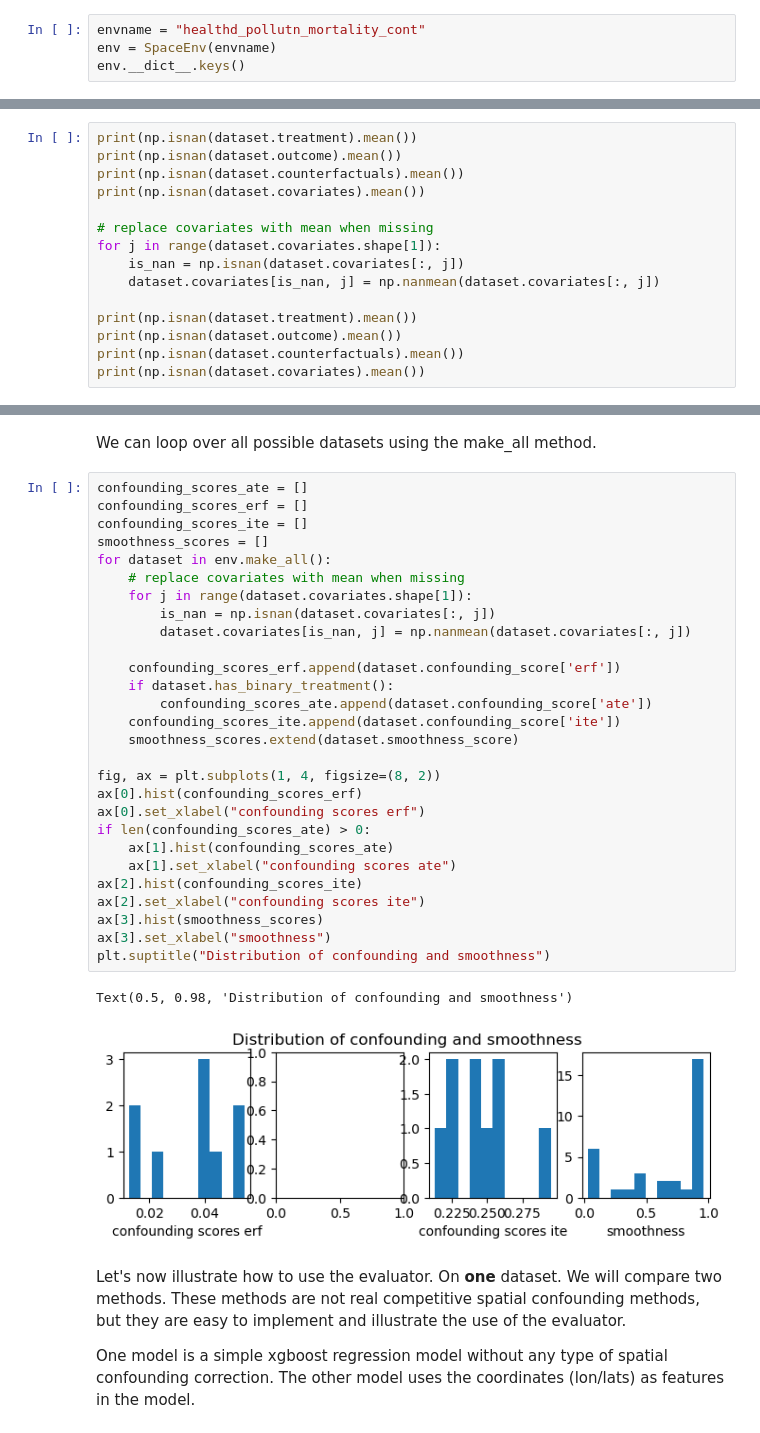
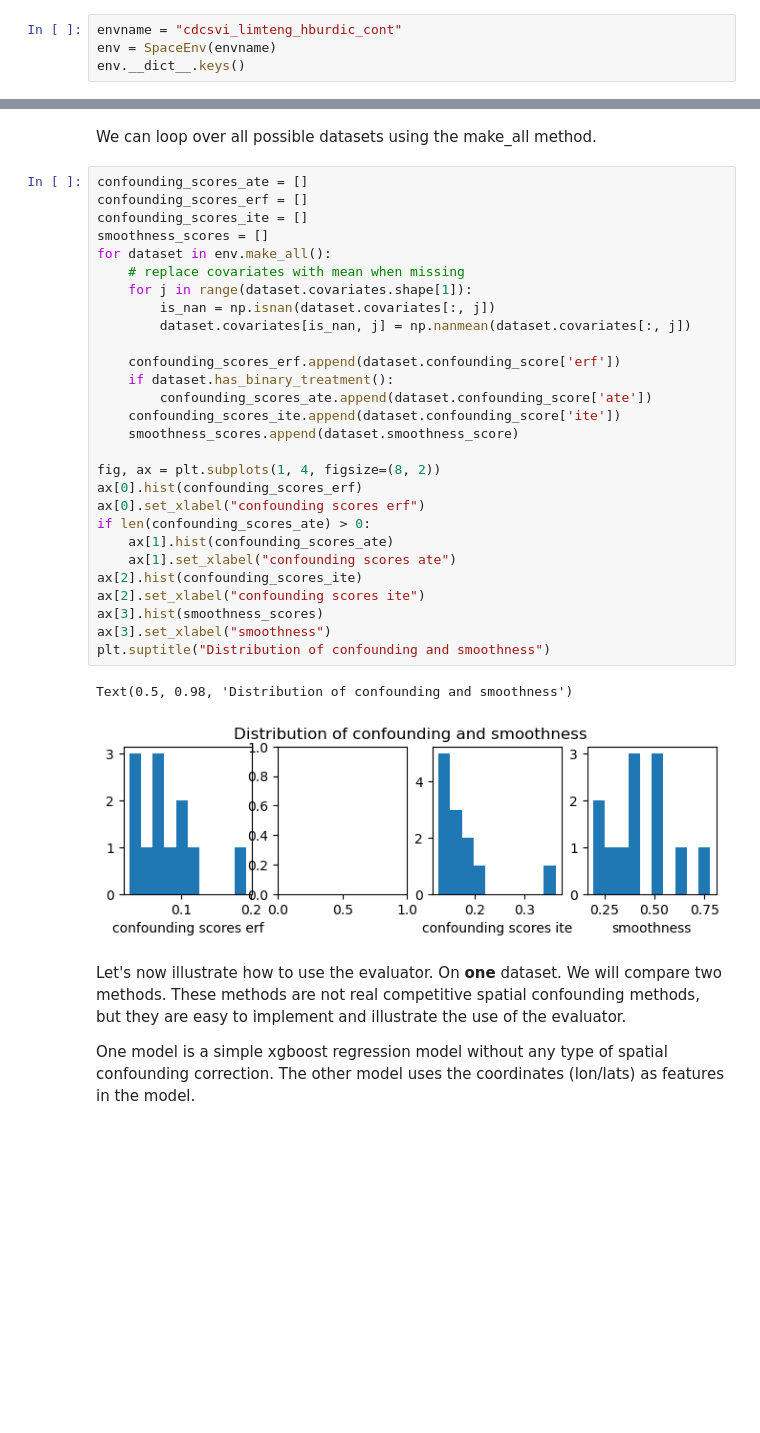
Before and after one commit to NSAPH-Projects/space, a Jupyter notebook: examples/evaluator_demo.ipynb, the cells around one changed output, grey strips where cells are left out. Saved outputs shown, nothing was run; the diff lists cells and outputs as text; blank space fills up the shorter version.

```diff
--- a/examples/evaluator_demo.ipynb
+++ b/examples/evaluator_demo.ipynb
@@ -44,7 +47,7 @@ DataMaster().list_envs()
 # %% [markdown]
 Create the environment.
 # %%
-envname = "healthd_pollutn_mortality_cont"
+envname = "cdcsvi_limteng_hburdic_cont"
 env = SpaceEnv(envname)
 env.__dict__.keys()
 # %% [output]
@@ -74,17 +92,2 @@ SpaceDataset with a missing spatial confounder:
 WARNING ⚠️ : this dataset contains a (realistic) synthetic outcome!
 By using it, you agree to understand its limitations.The variable names have been masked to emphasize that noinferences can be made about the source data.
-# %%
-print(np.isnan(dataset.treatment).mean())
-print(np.isnan(dataset.outcome).mean())
-print(np.isnan(dataset.counterfactuals).mean())
-print(np.isnan(dataset.covariates).mean())
-
-# replace covariates with mean when missing
-for j in range(dataset.covariates.shape[1]):
-    is_nan = np.isnan(dataset.covariates[:, j])
-    dataset.covariates[is_nan, j] = np.nanmean(dataset.covariates[:, j])
-
-print(np.isnan(dataset.treatment).mean())
-print(np.isnan(dataset.outcome).mean())
-print(np.isnan(dataset.counterfactuals).mean())
-print(np.isnan(dataset.covariates).mean())
@@ -102,34 +96,34 @@ We can loop over all possible datasets using the make_all method.
 # %%
 confounding_scores_ate = []
 confounding_scores_erf = []
 confounding_scores_ite = []
 smoothness_scores = []
 for dataset in env.make_all():
     # replace covariates with mean when missing
     for j in range(dataset.covariates.shape[1]):
         is_nan = np.isnan(dataset.covariates[:, j])
         dataset.covariates[is_nan, j] = np.nanmean(dataset.covariates[:, j])
 
     confounding_scores_erf.append(dataset.confounding_score['erf'])
     if dataset.has_binary_treatment():
         confounding_scores_ate.append(dataset.confounding_score['ate'])
     confounding_scores_ite.append(dataset.confounding_score['ite'])
-    smoothness_scores.extend(dataset.smoothness_score)
+    smoothness_scores.append(dataset.smoothness_score)
 
 fig, ax = plt.subplots(1, 4, figsize=(8, 2))
 ax[0].hist(confounding_scores_erf)
 ax[0].set_xlabel("confounding scores erf")
 if len(confounding_scores_ate) > 0:
     ax[1].hist(confounding_scores_ate)
     ax[1].set_xlabel("confounding scores ate")
 ax[2].hist(confounding_scores_ite)
 ax[2].set_xlabel("confounding scores ite")
 ax[3].hist(smoothness_scores)
 ax[3].set_xlabel("smoothness")
 plt.suptitle("Distribution of confounding and smoothness")
 # %% [output]
 Text(0.5, 0.98, 'Distribution of confounding and smoothness')
-[figure, old version]
+[figure, new version]
 # %% [markdown]
 Let's now illustrate how to use the evaluator. On **one** dataset.
 We will compare two methods. These methods are not real competitive spatial confounding
```
Also changed, not shown: parts of 15 cells of this notebook.
